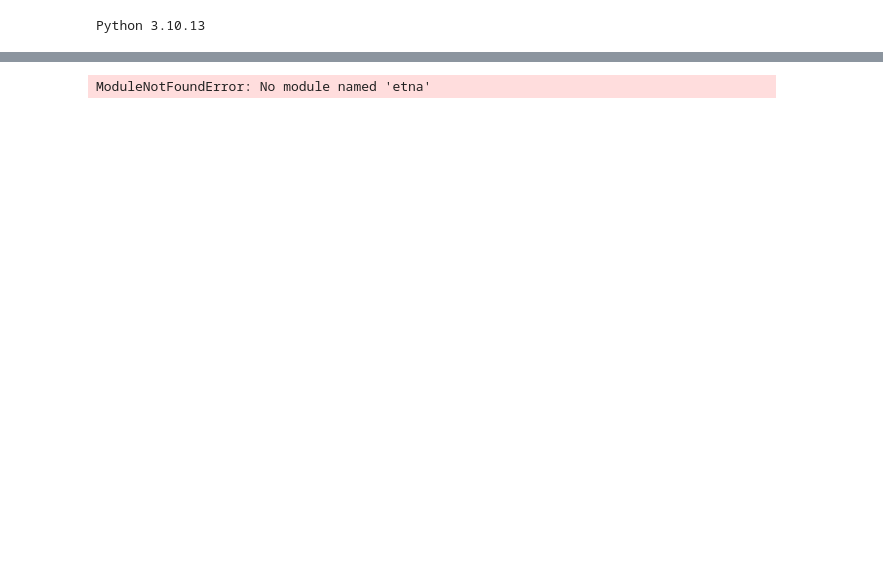
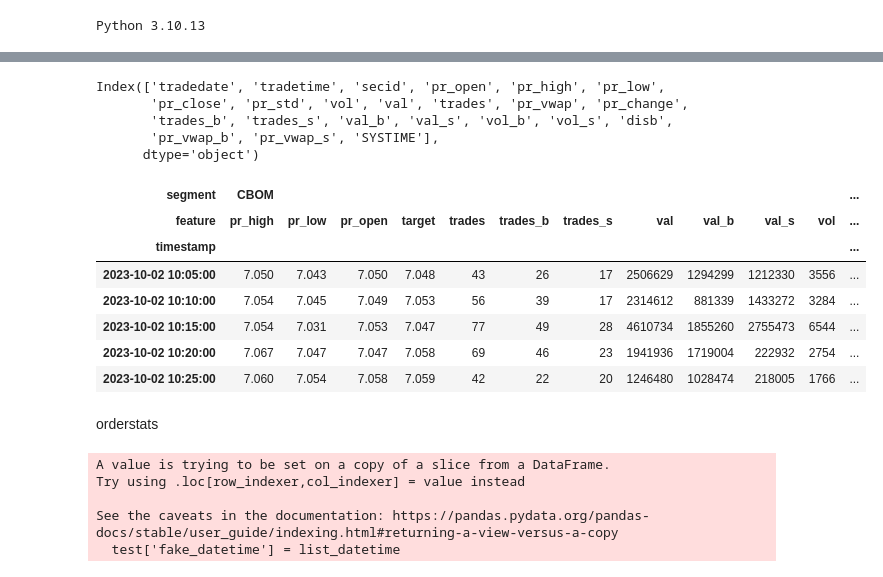
Before and after one commit to VAnufrikov/Go.Algo, a Jupyter notebook: data_moex.ipynb, the cells around one changed output, grey strips where cells are left out. Drawn from its saved outputs; the diff is of its cells as text; code cells hidden in the pictures; blank space fills up the shorter version.

```diff
--- a/data_moex.ipynb
+++ b/data_moex.ipynb
@@ -327,5 +293,34 @@ python: can't open file '/Users/valentin/PycharmProjects/Go.Algo/from': [Errno 2
+# %%
+df = pd.read_csv('tradestats_CBOM.csv', engine='python', encoding='cp1251', sep=',')
+# %%
+df.columns
+# %% [output]
+Index(['tradedate', 'tradetime', 'secid', 'pr_open', 'pr_high', 'pr_low',
+       'pr_close', 'pr_std', 'vol', 'val', 'trades', 'pr_vwap', 'pr_change',
+       'trades_b', 'trades_s', 'val_b', 'val_s', 'vol_b', 'vol_s', 'disb',
+       'pr_vwap_b', 'pr_vwap_s', 'SYSTIME'],
+      dtype='object')
 # %%
-df = TSDataset.to_dataset(df_etna)
-df.head()
+df.loc[:, 'trade_datetime'] = pd.to_datetime(df.tradedate.astype(str) + ' ' + df.tradetime.astype(str))
+
+df = df[
+            ['secid', 'trade_datetime', 'pr_open', 'pr_high', 'pr_low', 'vol', 'val', 'trades', 'trades_b', 'trades_s',
+             'val_b',
+             'val_s', 'vol_b', 'vol_s', 'pr_close']]
+
+df.columns = ['segment', 'timestamp', 'pr_open', 'pr_high', 'pr_low', 'vol', 'val', 'trades', 'trades_b',
+                      'trades_s',
+                      'val_b', 'val_s', 'vol_b', 'vol_s', 'target']
+
+etna_df = TSDataset.to_dataset(df)
-# %% [output]
-ModuleNotFoundError: No module named 'etna'
+# %%
+etna_df.head()
+# %% [output]
+| segment | CBOM |  |  |  |  |  |  |  |  |  |  | ... |
+| feature | pr_high | pr_low | pr_open | target | trades | trades_b | trades_s | val | val_b | val_s | vol | ... |
+| timestamp |  |  |  |  |  |  |  |  |  |  |  | ... |
+| 2023-10-02 10:05:00 | 7.050 | 7.043 | 7.050 | 7.048 | 43 | 26 | 17 | 2506629 | 1294299 | 1212330 | 3556 | ... |
+| 2023-10-02 10:10:00 | 7.054 | 7.045 | 7.049 | 7.053 | 56 | 39 | 17 | 2314612 | 881339 | 1433272 | 3284 | ... |
+| 2023-10-02 10:15:00 | 7.054 | 7.031 | 7.053 | 7.047 | 77 | 49 | 28 | 4610734 | 1855260 | 2755473 | 6544 | ... |
+| 2023-10-02 10:20:00 | 7.067 | 7.047 | 7.047 | 7.058 | 69 | 46 | 23 | 1941936 | 1719004 | 222932 | 2754 | ... |
+| 2023-10-02 10:25:00 | 7.060 | 7.054 | 7.058 | 7.059 | 42 | 22 | 20 | 1246480 | 1028474 | 218005 | 1766 | ... |
@@ -331,0 +337,2 @@ ModuleNotFoundError: No module named 'etna'
+# %% [markdown]
+orderstats
@@ -331,0 +353,21 @@ ModuleNotFoundError: No module named 'etna'
+# %%
+from datetime import timedelta
+
+start = test['trade_datetime'][0]
+
+list_datetime = []
+
+for i in range(len(test['trade_datetime'])):
+    if i == 0 :
+        list_datetime.append(start)
+    else:
+        start = list_datetime[i-1]
+        list_datetime.append(start + timedelta(minutes=1))
+
+test['fake_datetime'] = list_datetime
+# %% [output]
+A value is trying to be set on a copy of a slice from a DataFrame.
+Try using .loc[row_indexer,col_indexer] = value instead
+
+See the caveats in the documentation: https://pandas.pydata.org/pandas-docs/stable/user_guide/indexing.html#returning-a-view-versus-a-copy
+  test['fake_datetime'] = list_datetime
```
Also changed, not shown: parts of 29 cells of this notebook, 2 other files.
